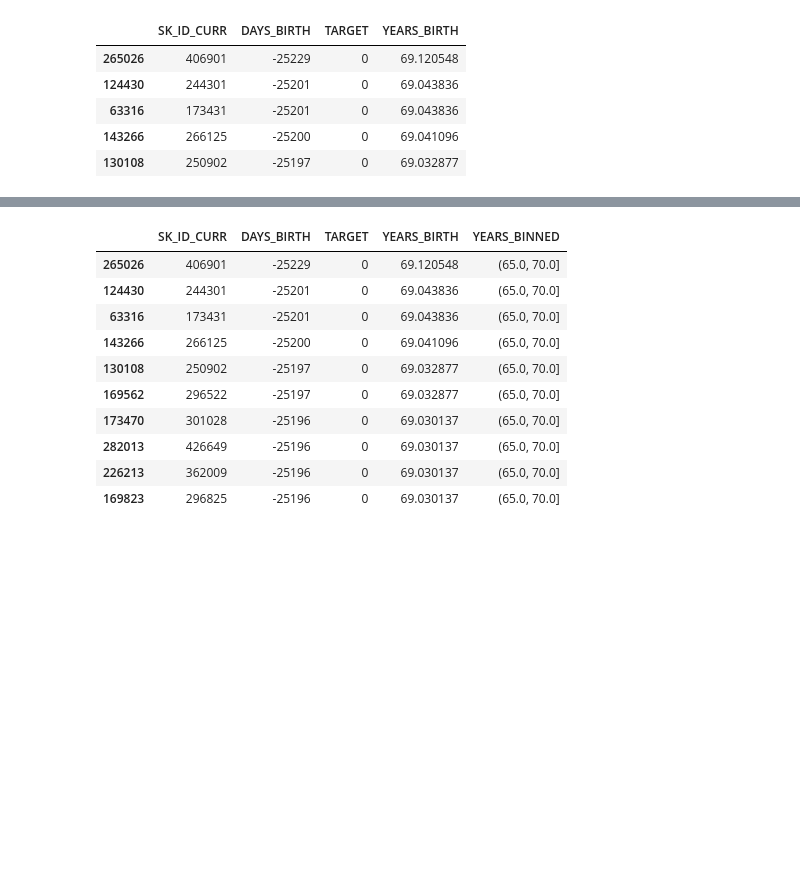
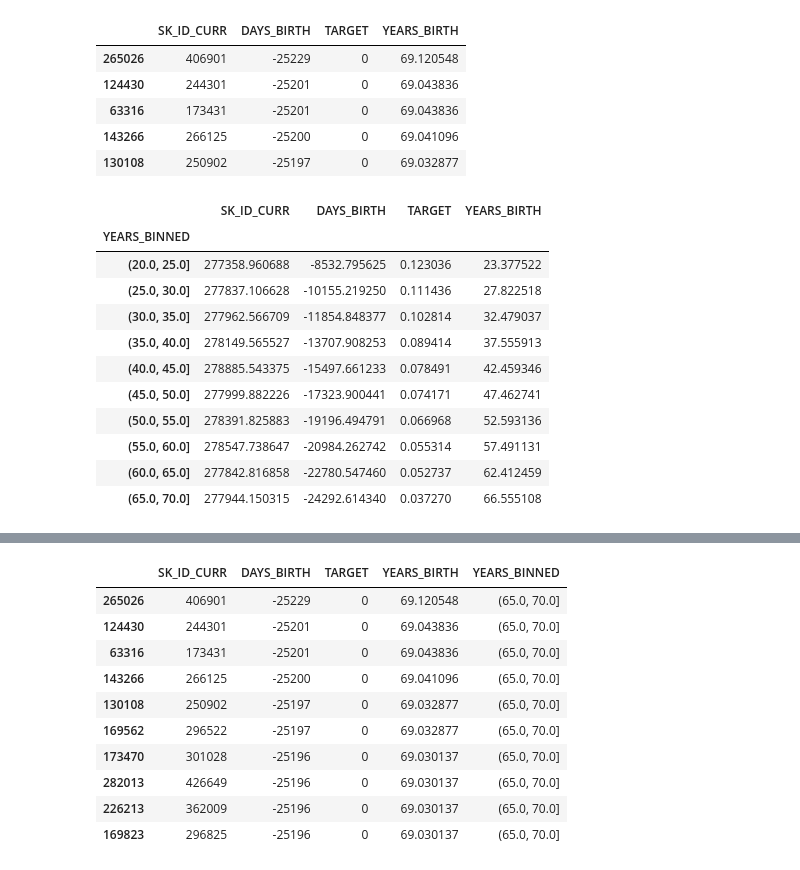
Before and after one commit to lucyweb/2nd-ML100DAYS, a Jupyter notebook: homework/Day_013_HW.ipynb, the cells around one changed output, grey strips where cells are left out. Cells and saved outputs as stored; diff of their text form; code cells hidden in the pictures; blank space fills up the shorter version.

```diff
--- a/homework/Day_013_HW.ipynb
+++ b/homework/Day_013_HW.ipynb
@@ -76,3 +76,20 @@ s_df.head(5)
 # %%
 bin_cut = np.linspace(20,70,11)
 s_df['YEARS_BINNED'] = pd.cut(s_df['YEARS_BIRTH'], bins = bin_cut) #.cut
+# %%
+# 依照組別彙整年齡資料 "每一欄的平均值"
+age_groups  = s_df.groupby('YEARS_BINNED').mean()
+age_groups
+# %% [output]
+|  | SK_ID_CURR | DAYS_BIRTH | TARGET | YEARS_BIRTH |
+| YEARS_BINNED |  |  |  |  |
+| (20.0, 25.0] | 277358.960688 | -8532.795625 | 0.123036 | 23.377522 |
+| (25.0, 30.0] | 277837.106628 | -10155.219250 | 0.111436 | 27.822518 |
+| (30.0, 35.0] | 277962.566709 | -11854.848377 | 0.102814 | 32.479037 |
+| (35.0, 40.0] | 278149.565527 | -13707.908253 | 0.089414 | 37.555913 |
+| (40.0, 45.0] | 278885.543375 | -15497.661233 | 0.078491 | 42.459346 |
+| (45.0, 50.0] | 277999.882226 | -17323.900441 | 0.074171 | 47.462741 |
+| (50.0, 55.0] | 278391.825883 | -19196.494791 | 0.066968 | 52.593136 |
+| (55.0, 60.0] | 278547.738647 | -20984.262742 | 0.055314 | 57.491131 |
+| (60.0, 65.0] | 277842.816858 | -22780.547460 | 0.052737 | 62.412459 |
+| (65.0, 70.0] | 277944.150315 | -24292.614340 | 0.037270 | 66.555108 |
```
Also changed, not shown: parts of 1 cell of this notebook.
